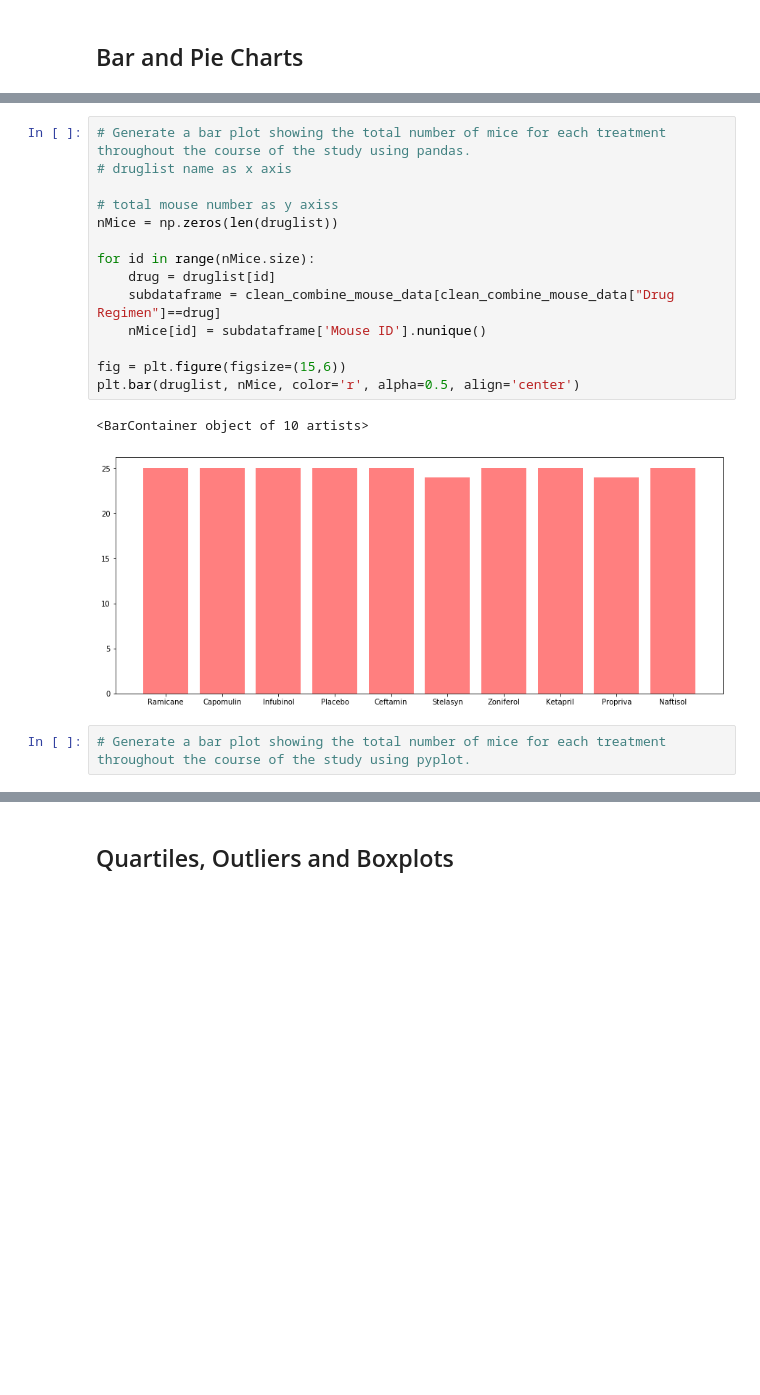
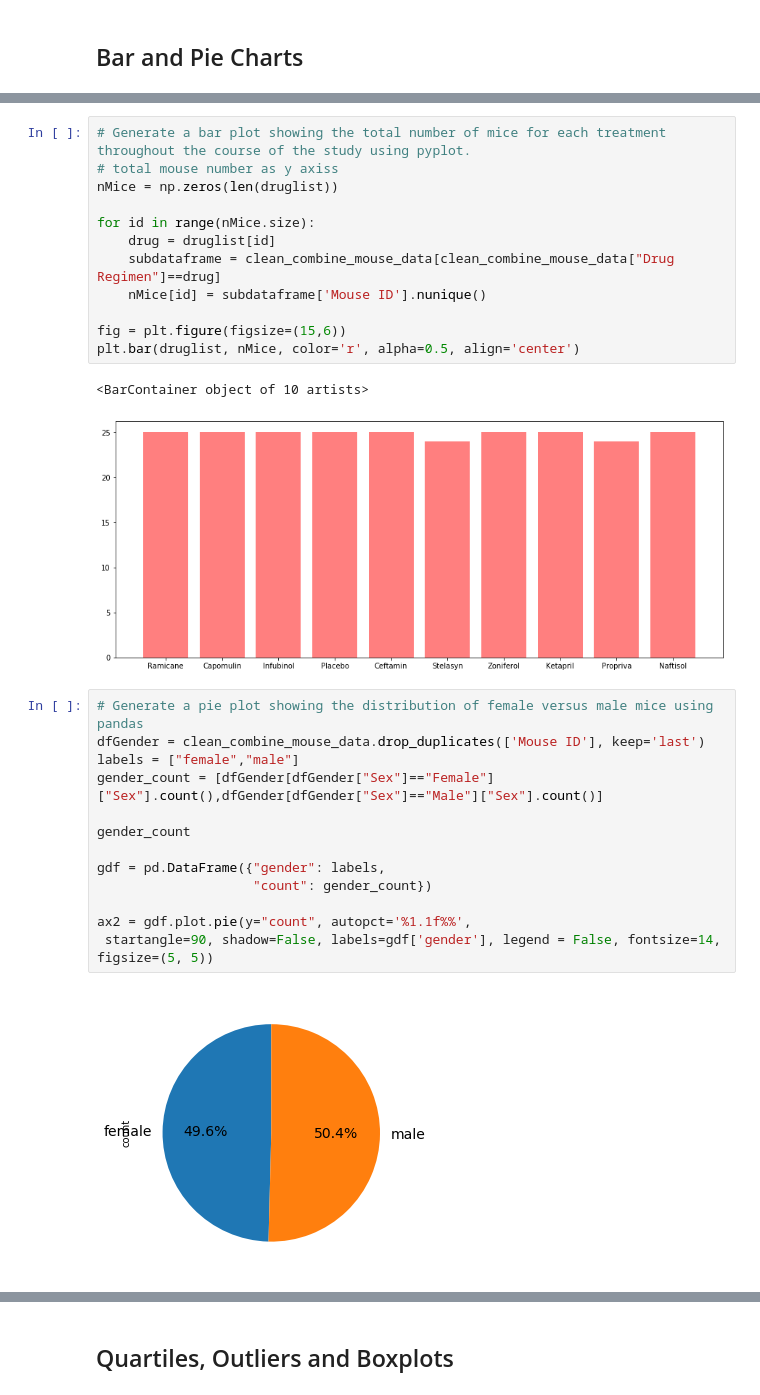
Before and after one commit to xizhang1984/matplotlib-challenge, a Jupyter notebook: pymaceuticals_starter.ipynb, the cells around one changed output, grey strips where cells are left out. Cells and saved outputs as stored; diff of their text form; blank space fills up the shorter version.

```diff
--- a/pymaceuticals_starter.ipynb
+++ b/pymaceuticals_starter.ipynb
@@ -159,7 +174,5 @@ Summary
 # %%
-# Generate a bar plot showing the total number of mice for each treatment throughout the course of the study using pandas.
-# druglist name as x axis
-
+# Generate a bar plot showing the total number of mice for each treatment throughout the course of the study using pyplot.
 # total mouse number as y axiss
 nMice = np.zeros(len(druglist))
 
@@ -173,6 +186,19 @@ plt.bar(druglist, nMice, color='r', alpha=0.5, align='center')
 # %% [output]
 <BarContainer object of 10 artists>
 [figure]
-# %%
-# Generate a bar plot showing the total number of mice for each treatment throughout the course of the study using pyplot.
+# %%
+# Generate a pie plot showing the distribution of female versus male mice using pandas
+dfGender = clean_combine_mouse_data.drop_duplicates(['Mouse ID'], keep='last')
+labels = ["female","male"]
+gender_count = [dfGender[dfGender["Sex"]=="Female"]["Sex"].count(),dfGender[dfGender["Sex"]=="Male"]["Sex"].count()]
+
+gender_count
+
+gdf = pd.DataFrame({"gender": labels,
+                    "count": gender_count})
+
+ax2 = gdf.plot.pie(y="count", autopct='%1.1f%%',
+ startangle=90, shadow=False, labels=gdf['gender'], legend = False, fontsize=14, figsize=(5, 5))
+# %% [output]
+[figure, added]
 # %%
```
Also changed, not shown: parts of 5 cells of this notebook.
